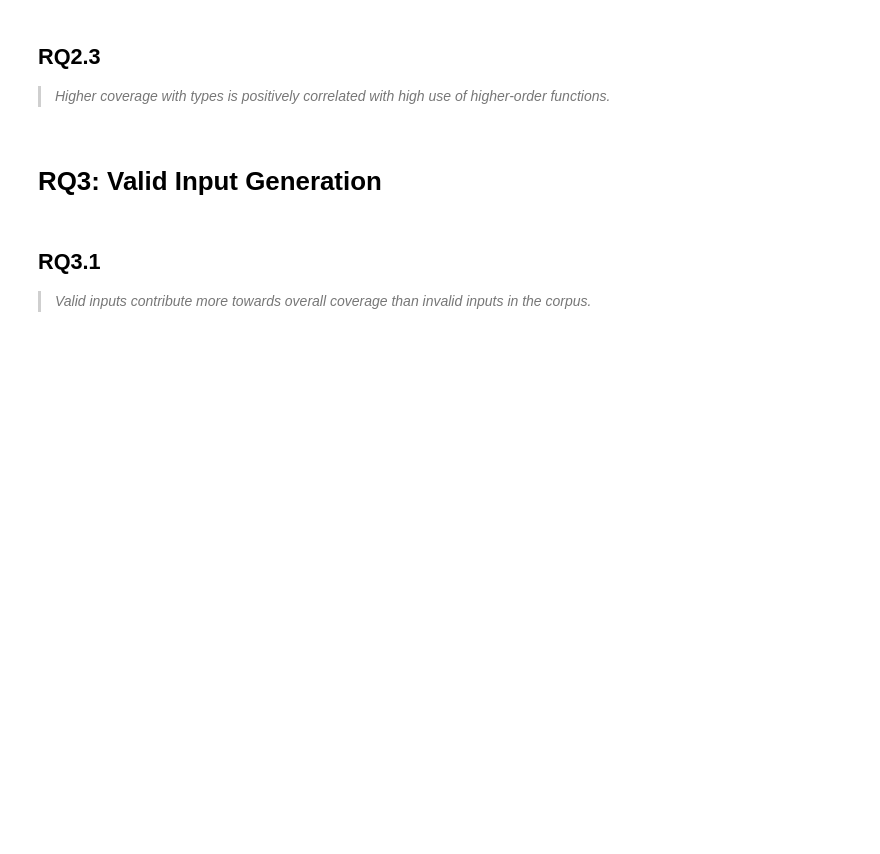
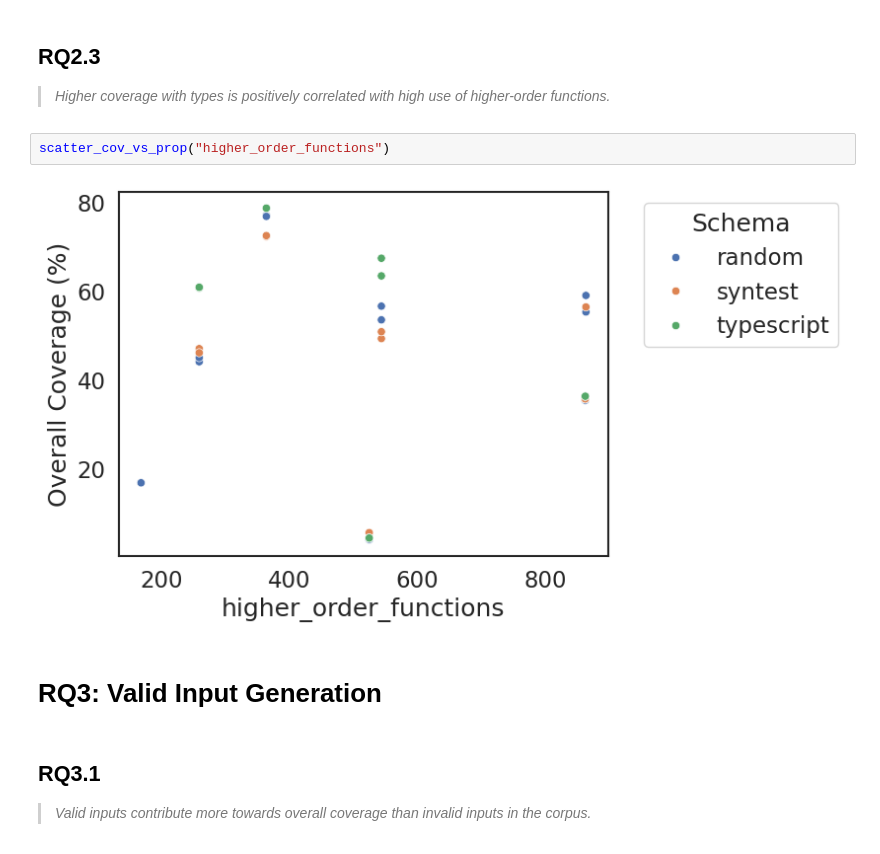
Before and after one commit to mayant15/railcar, a Jupyter notebook: infra/report.ipynb, the cells around one changed output. Drawn from its saved outputs; the diff is of its cells as text; blank space fills up the shorter version.

```diff
--- a/infra/report.ipynb
+++ b/infra/report.ipynb
@@ -97,6 +151,10 @@ def rq1_1_overall_coverage_table():
 # %% [markdown]
 ## RQ2.3
 > *Higher coverage with types is positively correlated with high use of higher-order functions.*
+# %%
+scatter_cov_vs_prop("higher_order_functions")
+# %% [output]
+[figure, added]
 # %% [markdown]
 # RQ3: Valid Input Generation
 # %% [markdown]
```
Also changed, not shown: parts of 15 cells of this notebook, 3 other files.
